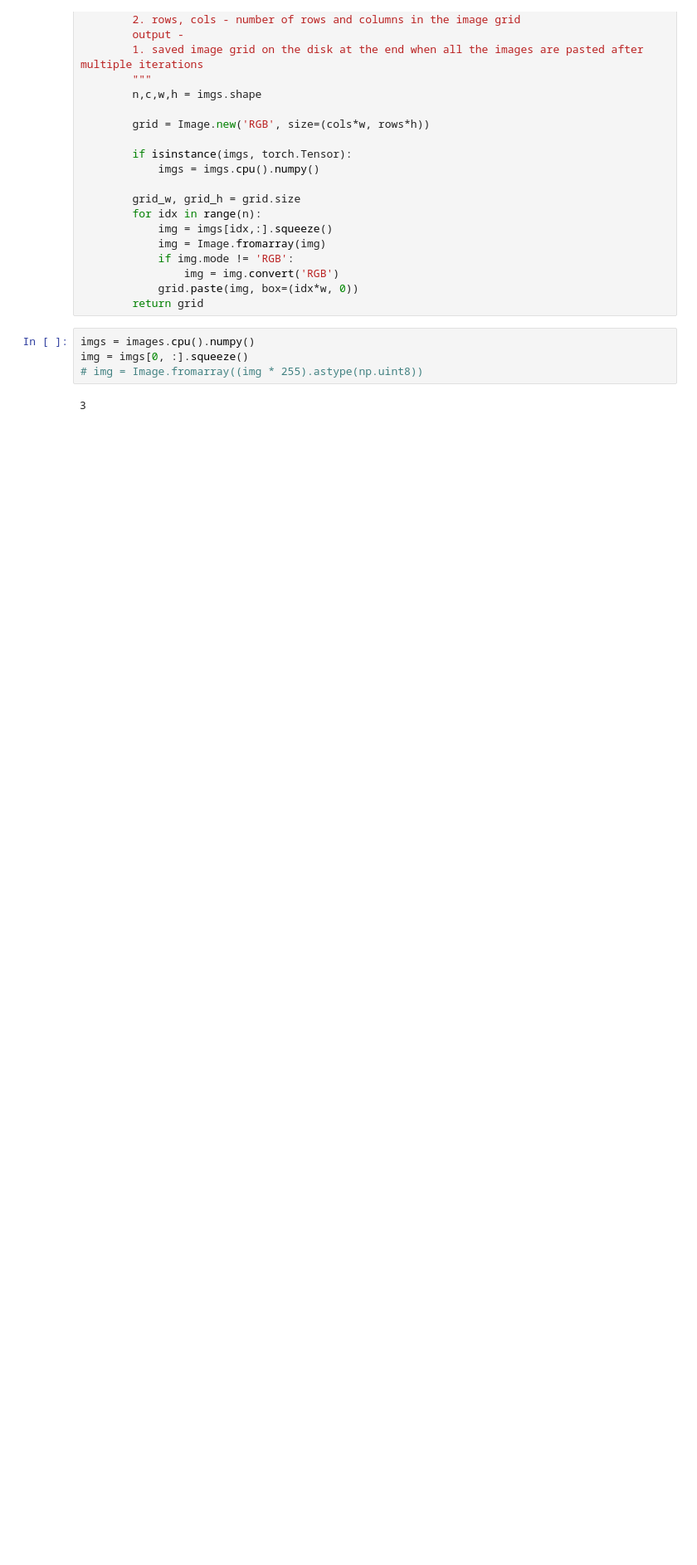
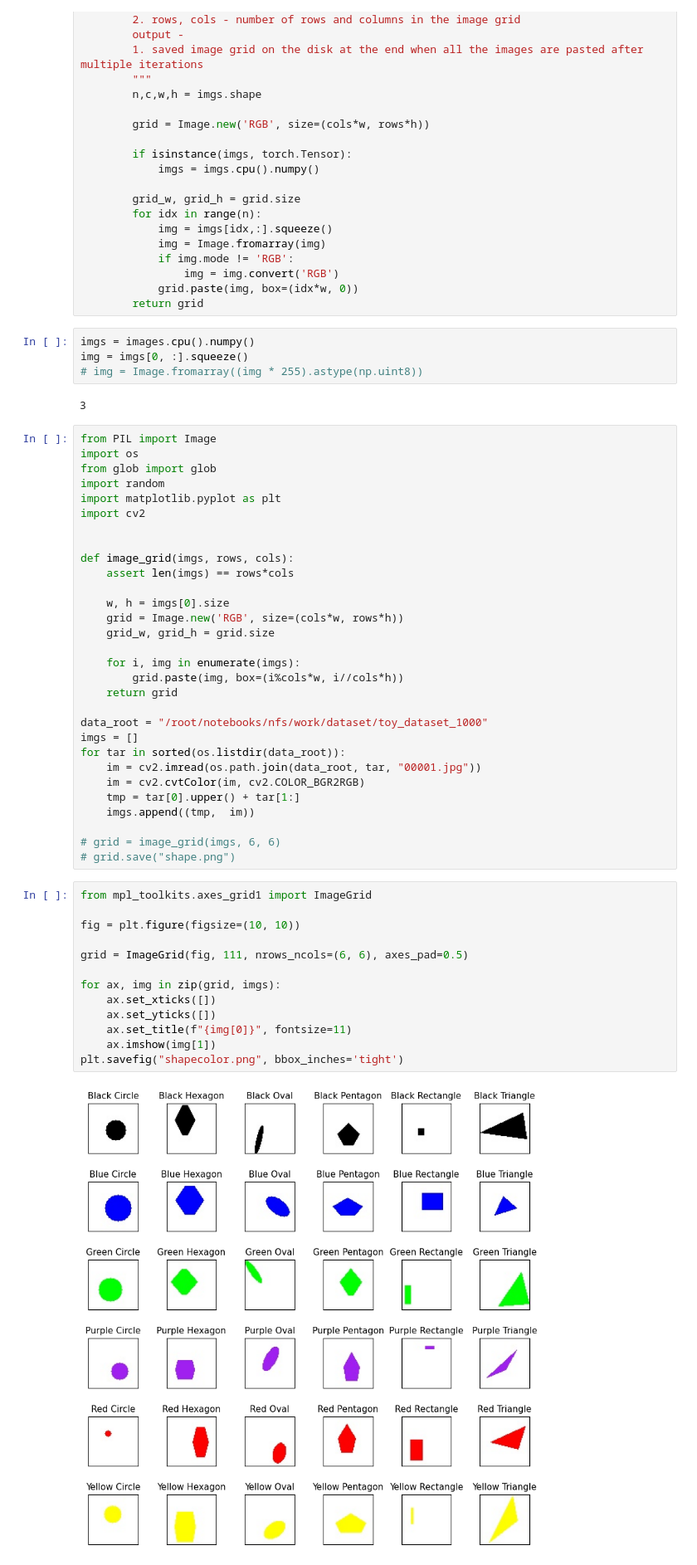
Before and after one commit to Larry234/Conditional_Diffusion, a Jupyter notebook: sample.ipynb, the cells around one changed output. Shown at 83% size. Drawn from its saved outputs; the diff is of its cells as text; blank space fills up the shorter version.

```diff
--- a/sample.ipynb
+++ b/sample.ipynb
@@ -133,3 +133,48 @@ img = imgs[0, :].squeeze()
 # img = Image.fromarray((img * 255).astype(np.uint8))
 # %% [output]
 3
+# %%
+from PIL import Image
+import os
+from glob import glob
+import random
+import matplotlib.pyplot as plt
+import cv2
+
+
+def image_grid(imgs, rows, cols):
+    assert len(imgs) == rows*cols
+
+    w, h = imgs[0].size
+    grid = Image.new('RGB', size=(cols*w, rows*h))
+    grid_w, grid_h = grid.size
+
+    for i, img in enumerate(imgs):
+        grid.paste(img, box=(i%cols*w, i//cols*h))
+    return grid
+
+data_root = "/root/notebooks/nfs/work/dataset/toy_dataset_1000"
+imgs = []
+for tar in sorted(os.listdir(data_root)):
+    im = cv2.imread(os.path.join(data_root, tar, "00001.jpg"))
+    im = cv2.cvtColor(im, cv2.COLOR_BGR2RGB)
+    tmp = tar[0].upper() + tar[1:]
+    imgs.append((tmp,  im))
+
+# grid = image_grid(imgs, 6, 6)
+# grid.save("shape.png")
+# %%
+from mpl_toolkits.axes_grid1 import ImageGrid
+
+fig = plt.figure(figsize=(10, 10))
+
+grid = ImageGrid(fig, 111, nrows_ncols=(6, 6), axes_pad=0.5)
+
+for ax, img in zip(grid, imgs):
+    ax.set_xticks([])
+    ax.set_yticks([])
+    ax.set_title(f"{img[0]}", fontsize=11)
+    ax.imshow(img[1])
+plt.savefig("shapecolor.png", bbox_inches='tight')
+# %% [output]
+[figure, added]
```
Also changed, not shown: parts of 1 cell of this notebook, 1 other file.
